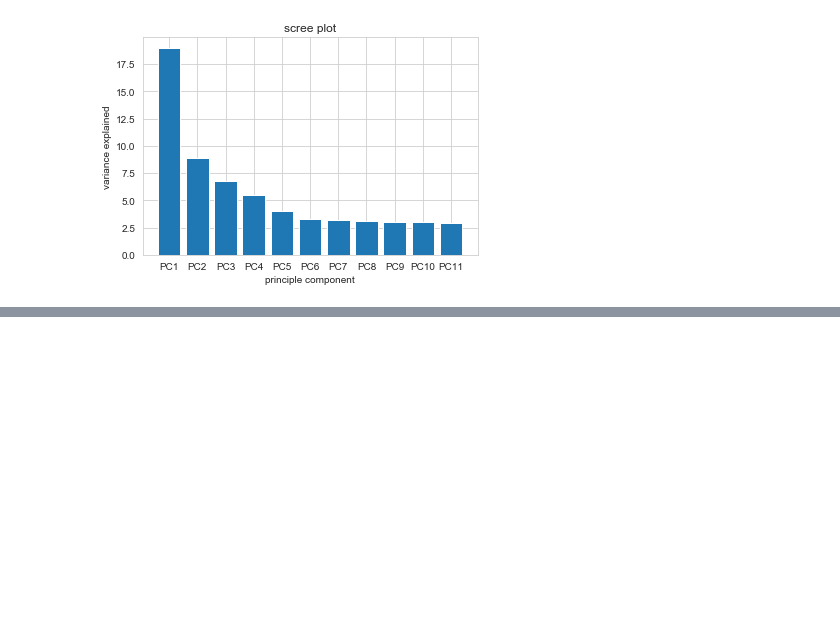
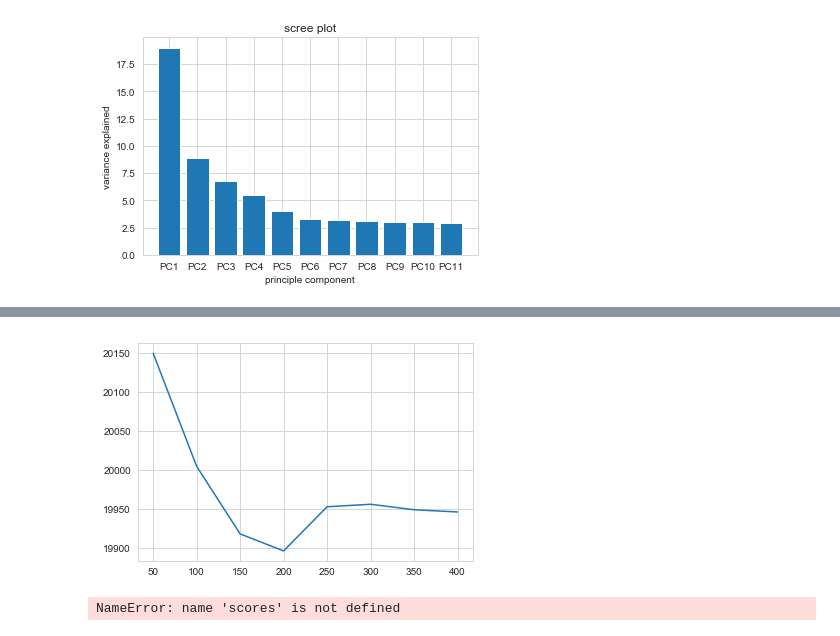
Before and after one commit to foreverloop/house-regress-k, a Jupyter notebook: HouseRegression.ipynb, the cells around one changed output, grey strips where cells are left out. Cells and saved outputs as stored; diff of their text form; code cells hidden in the pictures; blank space fills up the shorter version.

```diff
--- a/HouseRegression.ipynb
+++ b/HouseRegression.ipynb
@@ -335,0 +437,24 @@ variance of data captured:  62.699999999999996
+# %%
+def get_score(n_estimators):
+    my_pipeline = Pipeline(steps=[('model', RandomForestRegressor(n_estimators=n_estimators, random_state=0))])
+
+    scores = -1 * cross_val_score(my_pipeline, imputed_X_train, y_train,
+                              cv=5,
+                              scoring='neg_mean_absolute_error')
+    return scores.mean()
+
+results = {}
+for idx,val in enumerate(range(50,450,50)):
+    results[val] = get_score(val)
+
+#the optimal number of estimators in this instance is 200
+plt.plot(results.keys(), results.values())
+plt.show()
+# %% [output]
+[figure, added]
+# %%
+score_check = pd.DataFrame()
+#score_check['scores'] = scores
+#score_check = score_check.sort_values(by='scores')
+# %% [output]
+NameError: name 'scores' is not defined
```
Also changed, not shown: parts of 11 cells of this notebook.
